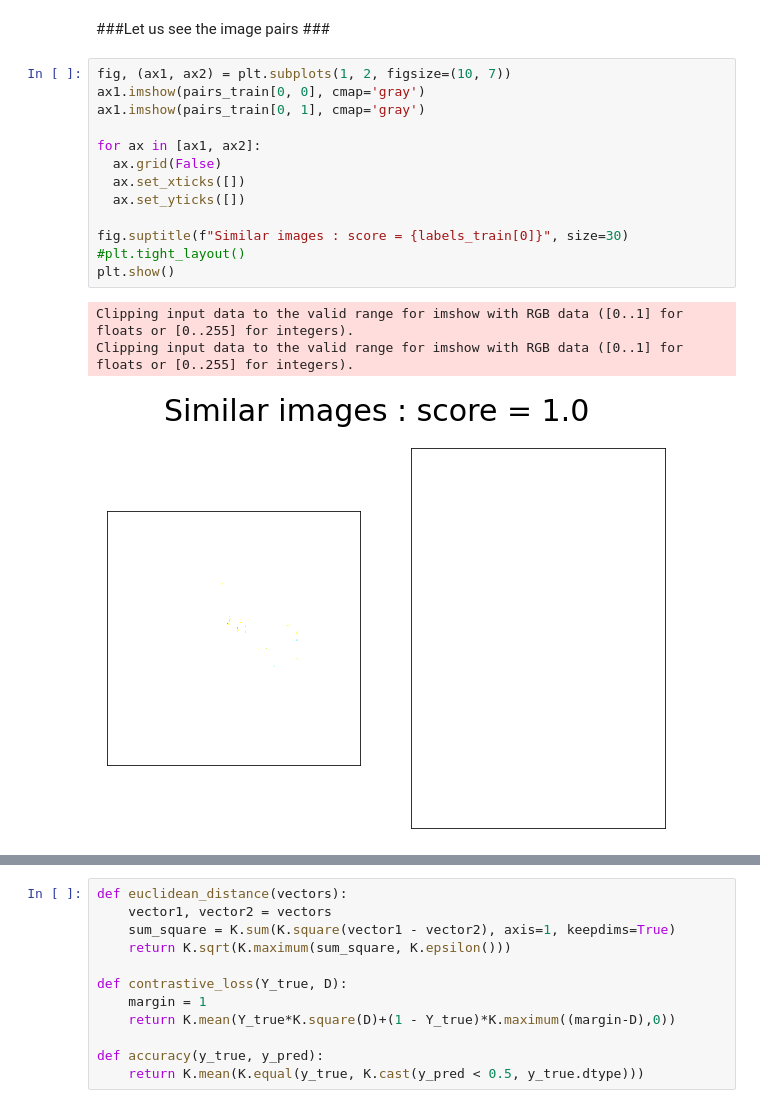
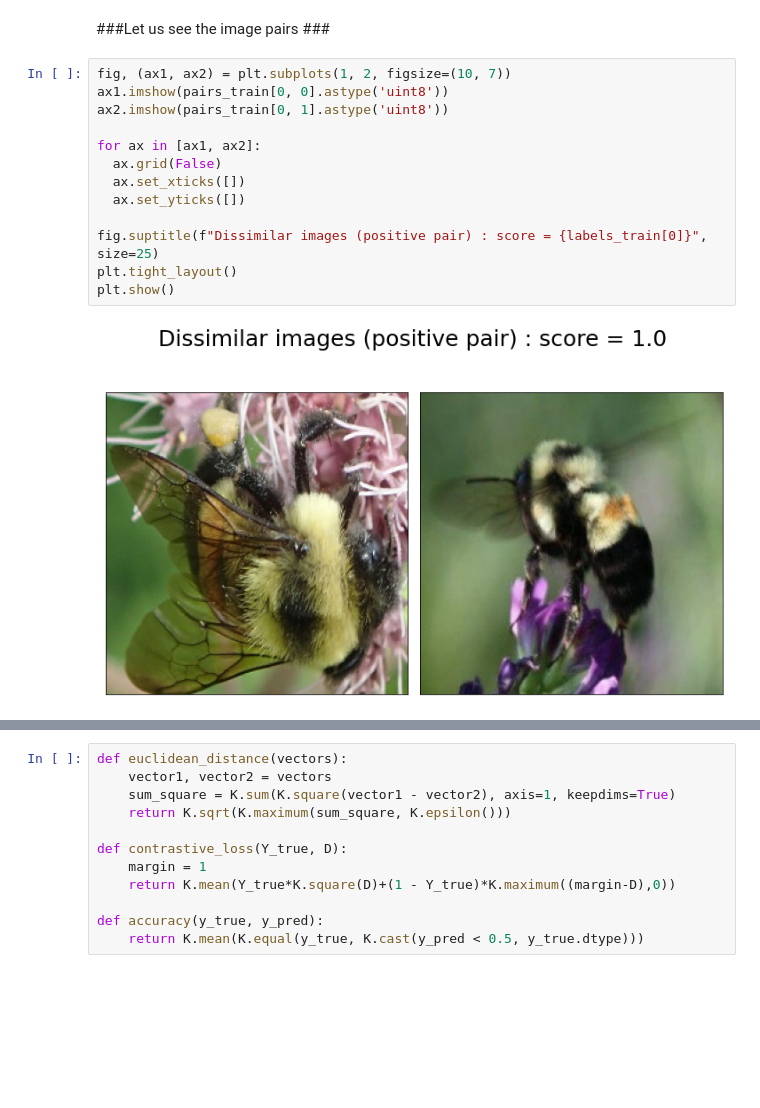
Before and after one commit to demolakstate/bumble_bees_detection, a Jupyter notebook: Siamese_Neural_Network_v8.ipynb, the cells around one changed output, grey strips where cells are left out. Cells and saved outputs as stored; diff of their text form; blank space fills up the shorter version.

```diff
--- a/Siamese_Neural_Network_v8.ipynb
+++ b/Siamese_Neural_Network_v8.ipynb
@@ -115,18 +115,16 @@ labels_train[0]
 ###Let us see the image pairs ###
 # %%
 fig, (ax1, ax2) = plt.subplots(1, 2, figsize=(10, 7))
-ax1.imshow(pairs_train[0, 0], cmap='gray')
-ax1.imshow(pairs_train[0, 1], cmap='gray')
+ax1.imshow(pairs_train[0, 0].astype('uint8'))
+ax2.imshow(pairs_train[0, 1].astype('uint8'))
 
 for ax in [ax1, ax2]:
   ax.grid(False)
   ax.set_xticks([])
   ax.set_yticks([])
 
-fig.suptitle(f"Similar images : score = {labels_train[0]}", size=30)
-#plt.tight_layout()
+fig.suptitle(f"Dissimilar images (positive pair) : score = {labels_train[0]}", size=25)
+plt.tight_layout()
 plt.show()
 # %% [output]
-Clipping input data to the valid range for imshow with RGB data ([0..1] for floats or [0..255] for integers).
-Clipping input data to the valid range for imshow with RGB data ([0..1] for floats or [0..255] for integers).
-[figure, old version]
+[figure, new version]
```
Also changed, not shown: parts of 1 cell of this notebook.
